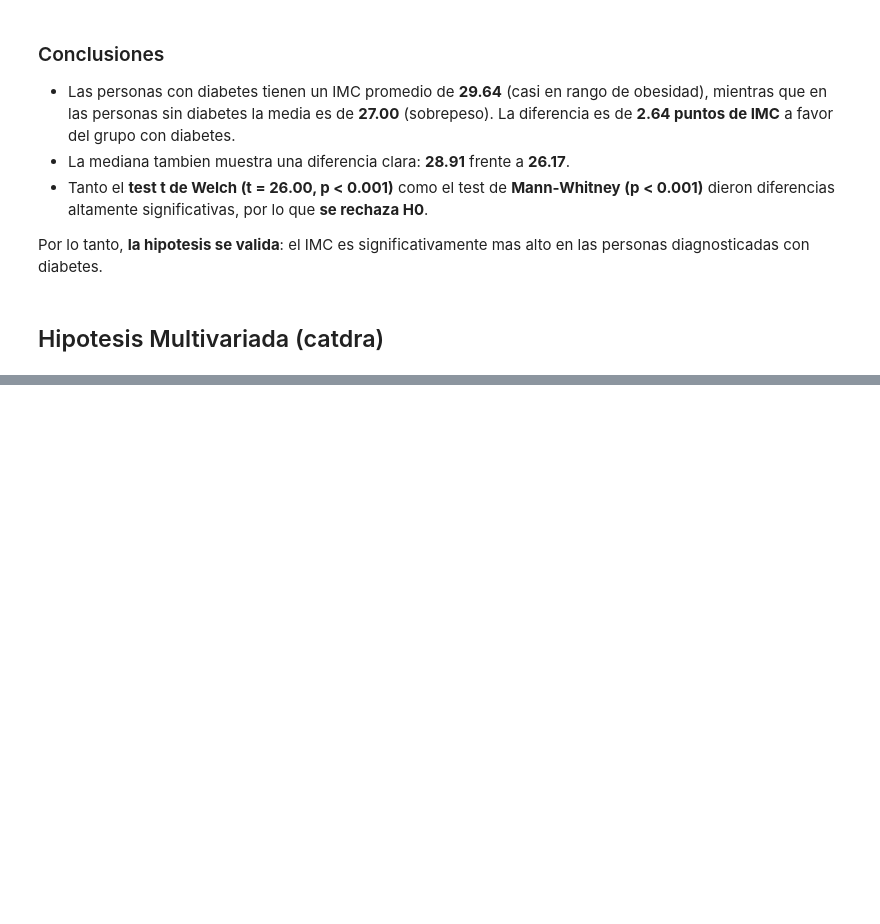
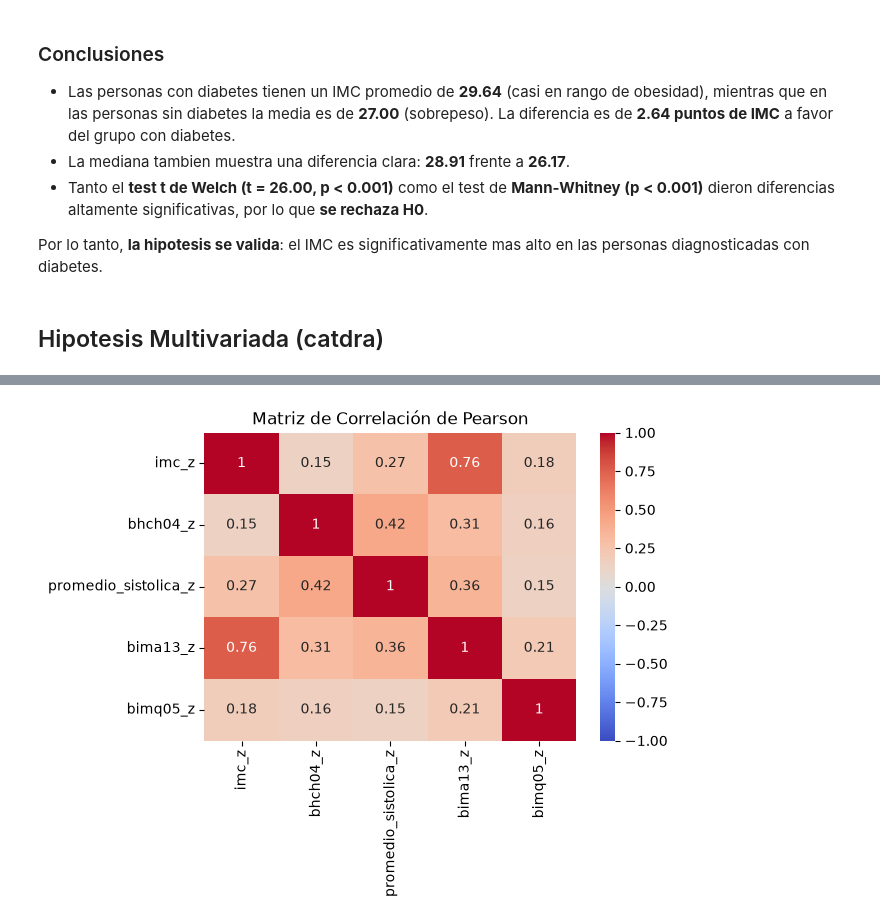
Before and after one commit to Franruaben11/fundamentos-enfr, a Jupyter notebook: analisis_enfr.ipynb, the cells around one changed output, grey strips where cells are left out. Drawn from its saved outputs; the diff is of its cells as text; code cells hidden in the pictures; blank space fills up the shorter version.

```diff
--- a/analisis_enfr.ipynb
+++ b/analisis_enfr.ipynb
@@ -897,0 +998,15 @@ Por lo tanto, **la hipotesis se valida**: el IMC es significativamente mas alto
+# %%
+#Estandarizamos para que todas pesen lo mismo en el analisis
+
+cols_estandarizar = ["imc", "bhch04", "promedio_sistolica", "bima13", "bimq05"]
+
+# Asegura tipo numérico (valores no convertibles pasan a NaN)
+df_crudo[cols_estandarizar] = df_crudo[cols_estandarizar].apply(pd.to_numeric, errors="coerce")
+
+# Estandarización z-score: (x - media) / desvío estándar
+df_crudo[[f"{c}_z" for c in cols_estandarizar]] = (
+    df_crudo[cols_estandarizar] - df_crudo[cols_estandarizar].mean()
+) / df_crudo[cols_estandarizar].std(ddof=0)
+
+# Chequeo rápido (debería dar medias ~0 y desvíos ~1)
+print(df_crudo[[f"{c}_z" for c in cols_estandarizar]].agg(["mean", "std"]).round(4))
@@ -897,0 +1017,3 @@ Por lo tanto, **la hipotesis se valida**: el IMC es significativamente mas alto
+# %%
+cols_estandarizar_z = ["imc_z", "bhch04_z", "promedio_sistolica_z", "bima13_z", "bimq05_z"]
+df_crudo[cols_estandarizar_z]
@@ -897,0 +1034,11 @@ Por lo tanto, **la hipotesis se valida**: el IMC es significativamente mas alto
+# %%
+# Matemáticamente, calcular Pearson entre una variable continua y una binaria de 0 y 1 se conoce como correlación punto-biserial
+
+matriz_corr = df_crudo[cols_estandarizar_z].corr(method='pearson')
+
+plt.figure(figsize=(6, 4))
+sns.heatmap(matriz_corr, annot=True, cmap='coolwarm', vmin=-1, vmax=1)
+plt.title('Matriz de Correlación de Pearson')
+plt.show()
+# %% [output]
+[figure, added]
```
Also changed, not shown: parts of 10 cells of this notebook, 1 other file.
